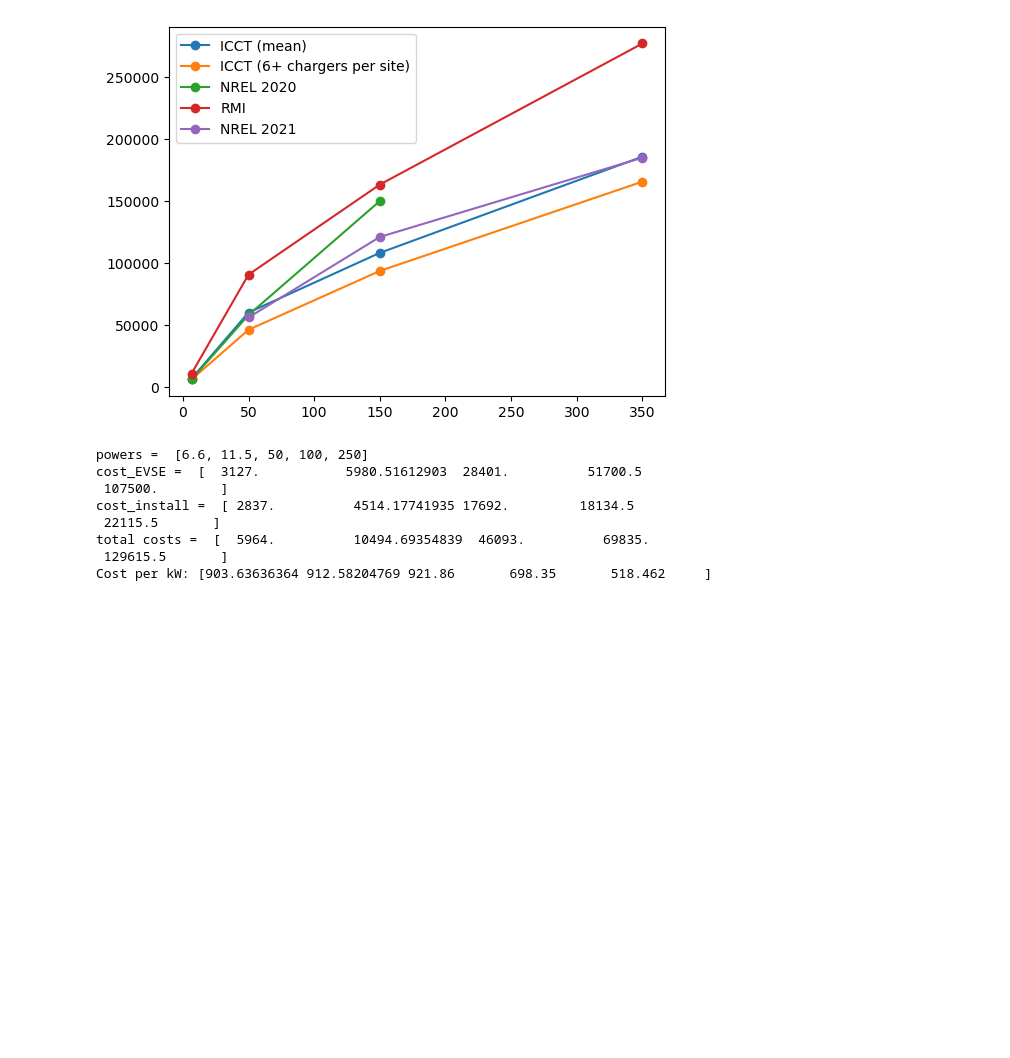
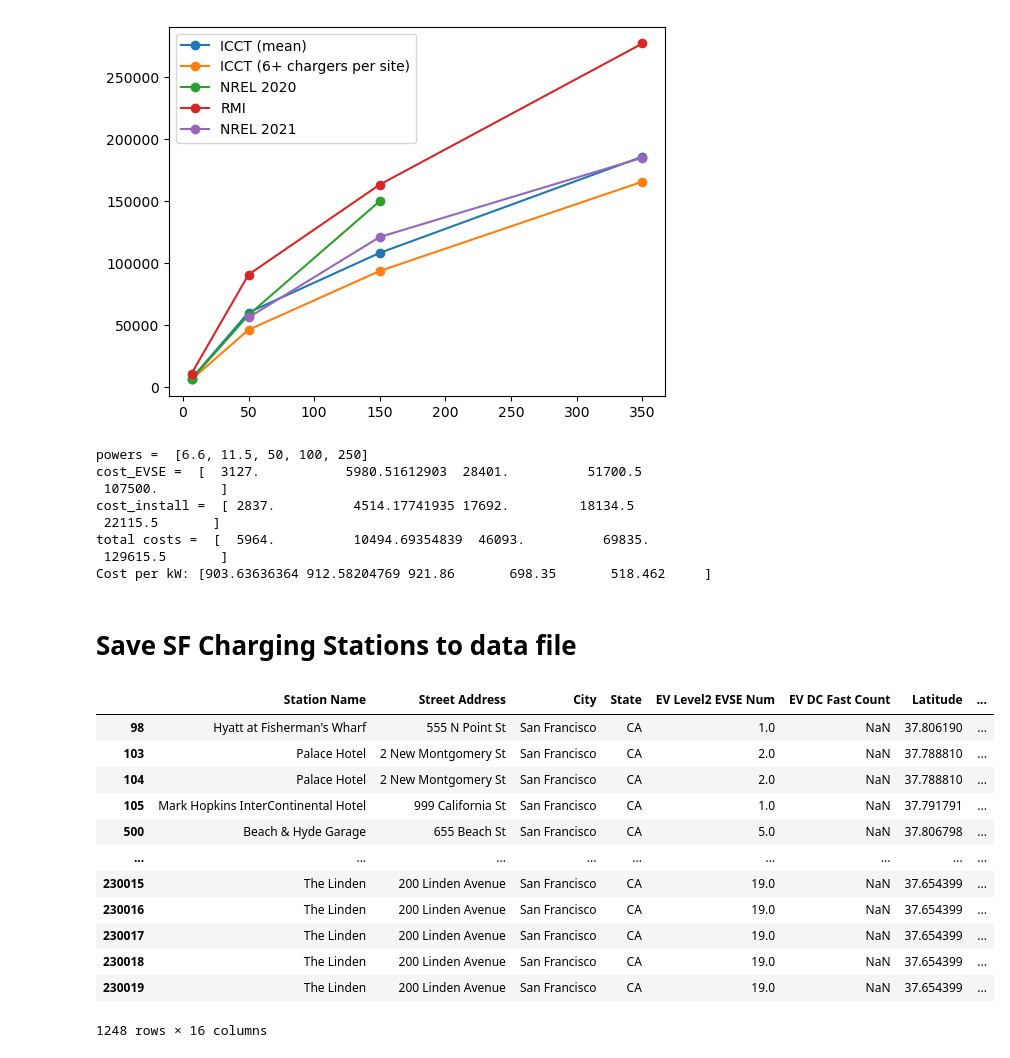
Before and after one commit to Stanford-Sustainable-Systems-Lab/pamodpy, a Jupyter notebook: pamodpy/data/SF_charging_data_preprocessing.ipynb, the cells around one changed output. Drawn from its saved outputs; the diff is of its cells as text; code cells hidden in the pictures; blank space fills up the shorter version.

```diff
--- a/pamodpy/data/SF_charging_data_preprocessing.ipynb
+++ b/pamodpy/data/SF_charging_data_preprocessing.ipynb
@@ -518,3 +521,21 @@ cost_install =  [ 2837.          4514.17741935 17692.         18134.5
 total costs =  [  5964.          10494.69354839  46093.          69835.
  129615.5       ]
 Cost per kW: [903.63636364 912.58204769 921.86       698.35       518.462     ]
+# %% [markdown]
+# Save SF Charging Stations to data file
+# %%
+df
+# %% [output]
+|  | Station Name | Street Address | City | State | EV Level2 EVSE Num | EV DC Fast Count | Latitude | ... |
+| 98 | Hyatt at Fisherman's Wharf | 555 N Point St | San Francisco | CA | 1.0 | NaN | 37.806190 | ... |
+| 103 | Palace Hotel | 2 New Montgomery St | San Francisco | CA | 2.0 | NaN | 37.788810 | ... |
+| 104 | Palace Hotel | 2 New Montgomery St | San Francisco | CA | 2.0 | NaN | 37.788810 | ... |
+| 105 | Mark Hopkins InterContinental Hotel | 999 California St | San Francisco | CA | 1.0 | NaN | 37.791791 | ... |
+| 500 | Beach & Hyde Garage | 655 Beach St | San Francisco | CA | 5.0 | NaN | 37.806798 | ... |
+| ... | ... | ... | ... | ... | ... | ... | ... | ... |
+| 230015 | The Linden | 200 Linden Avenue | San Francisco | CA | 19.0 | NaN | 37.654399 | ... |
+| 230016 | The Linden | 200 Linden Avenue | San Francisco | CA | 19.0 | NaN | 37.654399 | ... |
+| 230017 | The Linden | 200 Linden Avenue | San Francisco | CA | 19.0 | NaN | 37.654399 | ... |
+| 230018 | The Linden | 200 Linden Avenue | San Francisco | CA | 19.0 | NaN | 37.654399 | ... |
+| 230019 | The Linden | 200 Linden Avenue | San Francisco | CA | 19.0 | NaN | 37.654399 | ... |
+1248 rows × 16 columns
```
Also changed, not shown: parts of 9 cells of this notebook, 4 other files.
